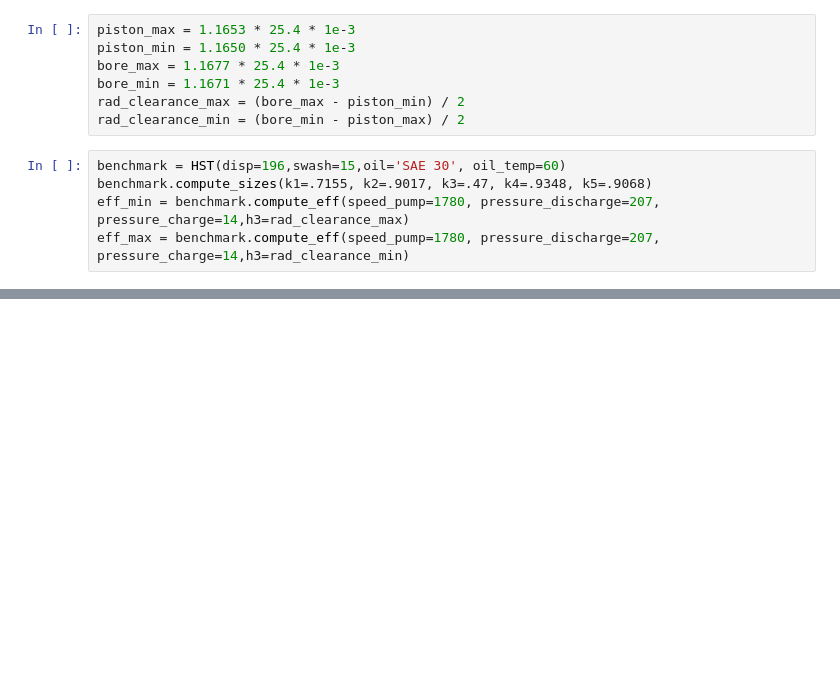
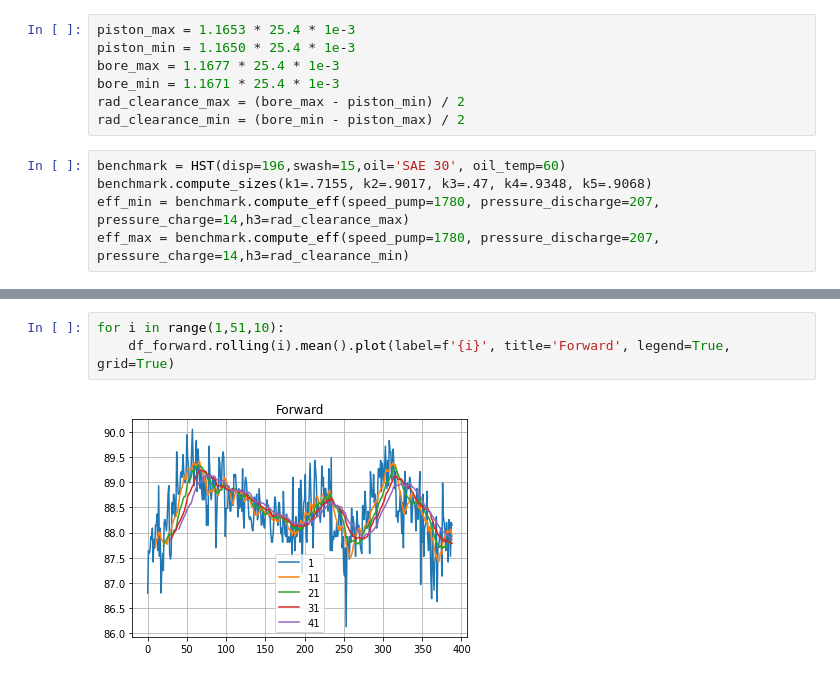
Before and after one commit to ivanokhotnikov/effmap, a Jupyter notebook: Notebooks/validation.ipynb, the cells around one changed output, grey strips where cells are left out. Saved outputs shown, nothing was run; the diff lists cells and outputs as text; blank space fills up the shorter version.

```diff
--- a/Notebooks/validation.ipynb
+++ b/Notebooks/validation.ipynb
@@ -44,0 +75,5 @@ vol_eff.astype(float).plot()
+# %%
+for i in range(1,51,10):
+    df_forward.rolling(i).mean().plot(label=f'{i}', title='Forward', legend=True, grid=True)
+# %% [output]
+[figure, added]
```
Also changed, not shown: parts of 16 cells of this notebook.
